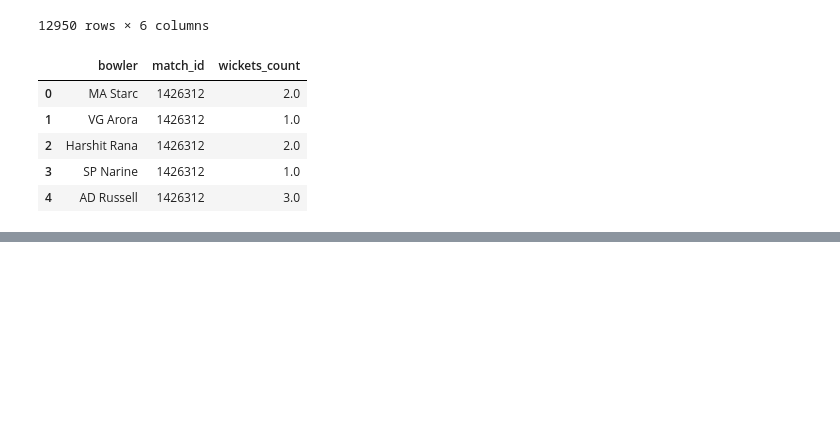
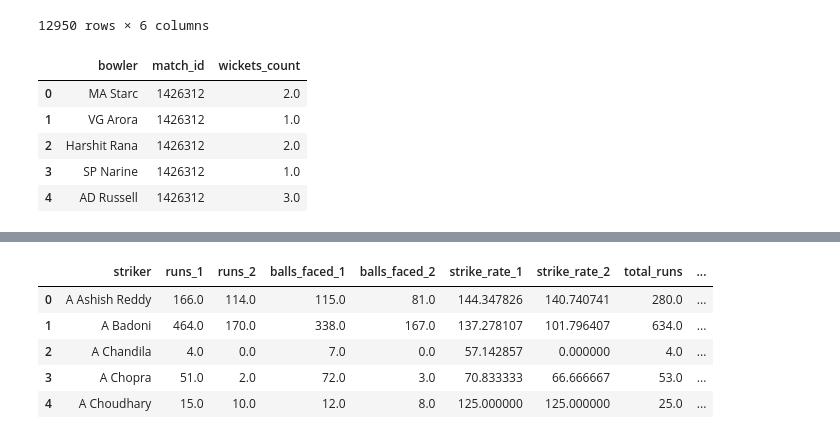
Before and after one commit to NIRANJANGOPALAN/IPL_player_analysis, a Jupyter notebook: IPL_workbook.ipynb, the cells around one changed output, grey strips where cells are left out. Cells and saved outputs as stored; diff of their text form; code cells hidden in the pictures; blank space fills up the shorter version.

```diff
--- a/IPL_workbook.ipynb
+++ b/IPL_workbook.ipynb
@@ -316,0 +331,26 @@ dtype: int64
+# %%
+import pandas as pd
+from typing import Iterator, Any
+
+# Assuming you have a pandas DataFrame named 'df'
+
+valid_wickets = ['bowled', 'caught', 'caught and bowled', 'hit wicket', 'lbw', 'stumped']
+df['valid_wicket'] = df['wicket_type'].apply(lambda x: x in valid_wickets)
+bowler_wickets = df.groupby(['innings', 'bowler'])['valid_wicket'].sum().reset_index()
+bowler_wickets = bowler_wickets[bowler_wickets['innings'].isin([1, 2])]
+bowler_wickets_pivot = bowler_wickets.pivot(index='bowler', columns='innings', values='valid_wicket').fillna(0)
+bowler_wickets_pivot.columns = [f'wickets_{inning}' for inning in bowler_wickets_pivot.columns]
+total_wickets = df.groupby('bowler')['valid_wicket'].sum().reset_index(name='total_wickets')
+bowler_stats = pd.merge(bowler_wickets_pivot, total_wickets, on='bowler')
+
+striker_innings_stats = df.groupby(['innings', 'striker']).agg(runs=pd.NamedAgg(column='runs_off_bat', aggfunc='sum'), balls_faced=pd.NamedAgg(column='ball', aggfunc='count')).reset_index()
+striker_innings_stats = striker_innings_stats[striker_innings_stats['innings'].isin([1, 2])]
+striker_innings_stats['strike_rate'] = striker_innings_stats['runs'] / striker_innings_stats['balls_faced'] * 100
+striker_innings_stats_pivot = striker_innings_stats.pivot(index='striker', columns='innings', values=['runs', 'balls_faced', 'strike_rate']).fillna(0)
+striker_innings_stats_pivot.columns = [f'{agg}_{inning}' for (agg, inning) in striker_innings_stats_pivot.columns]
+
+total_stats = df.groupby('striker').agg(total_runs=pd.NamedAgg(column='runs_off_bat', aggfunc='sum'), total_balls=pd.NamedAgg(column='ball', aggfunc='count')).reset_index()
+total_stats['total_strike_rate'] = total_stats['total_runs'] / total_stats['total_balls'] * 100
+striker_stats = pd.merge(striker_innings_stats_pivot, total_stats, on='striker')
+
+merged_stats = pd.merge(striker_stats, bowler_stats, left_on='striker', right_on='bowler', how='outer').fillna(0)
@@ -316,0 +375,9 @@ dtype: int64
+# %%
+merged_stats.head()
+# %% [output]
+|  | striker | runs_1 | runs_2 | balls_faced_1 | balls_faced_2 | strike_rate_1 | strike_rate_2 | total_runs | ... |
+| 0 | A Ashish Reddy | 166.0 | 114.0 | 115.0 | 81.0 | 144.347826 | 140.740741 | 280.0 | ... |
+| 1 | A Badoni | 464.0 | 170.0 | 338.0 | 167.0 | 137.278107 | 101.796407 | 634.0 | ... |
+| 2 | A Chandila | 4.0 | 0.0 | 7.0 | 0.0 | 57.142857 | 0.000000 | 4.0 | ... |
+| 3 | A Chopra | 51.0 | 2.0 | 72.0 | 3.0 | 70.833333 | 66.666667 | 53.0 | ... |
+| 4 | A Choudhary | 15.0 | 10.0 | 12.0 | 8.0 | 125.000000 | 125.000000 | 25.0 | ... |
```
Also changed, not shown: parts of 10 cells of this notebook, 5 other files.
